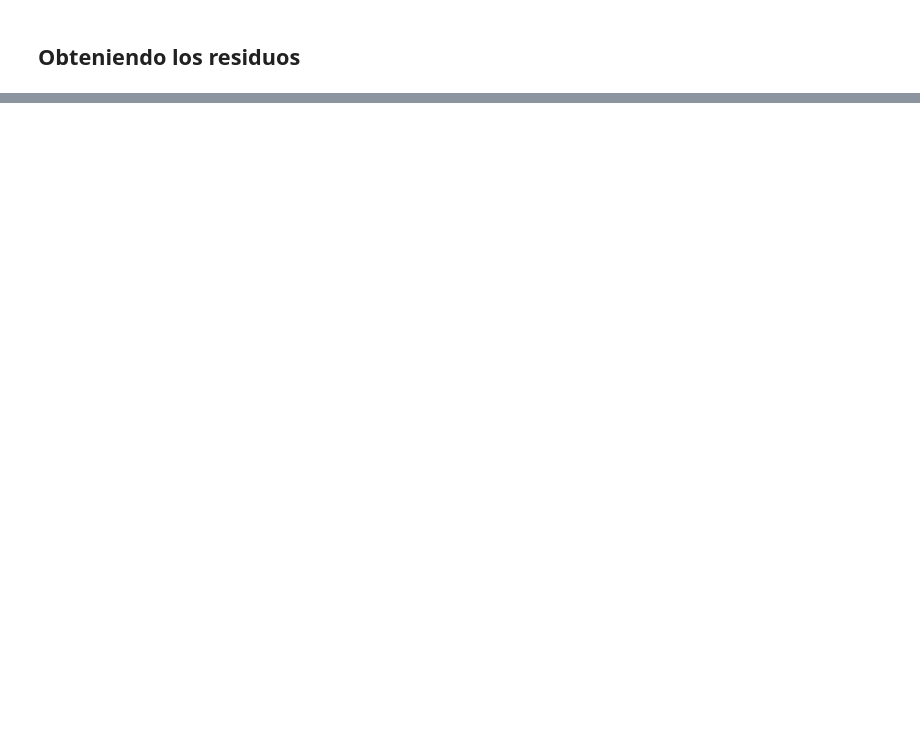
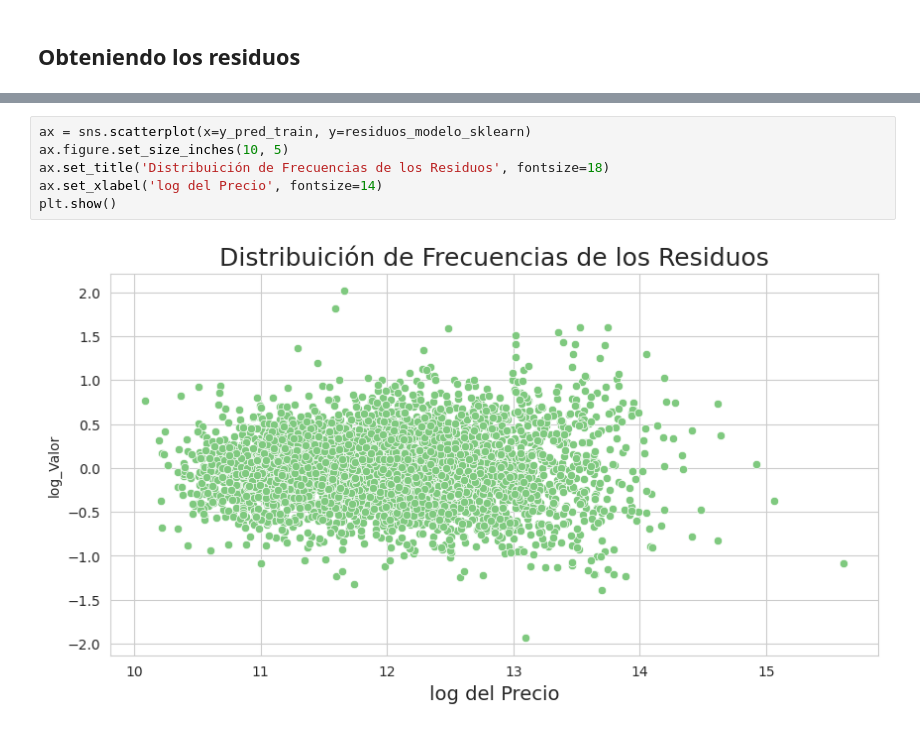
Before and after one commit to JLuceroVasquez/regresion-lineal-tecnicas-avanzadas-de-modelado, a Jupyter notebook: notebook-de-clase.ipynb, the cells around one changed output, grey strips where cells are left out. Cells and saved outputs as stored; diff of their text form; blank space fills up the shorter version.

```diff
--- a/notebook-de-clase.ipynb
+++ b/notebook-de-clase.ipynb
@@ -481,0 +587,8 @@ ax
+# %%
+ax = sns.scatterplot(x=y_pred_train, y=residuos_modelo_sklearn)
+ax.figure.set_size_inches(10, 5)
+ax.set_title('Distribuición de Frecuencias de los Residuos', fontsize=18)
+ax.set_xlabel('log del Precio', fontsize=14)
+plt.show()
+# %% [output]
+[figure, added]
```
Also changed, not shown: parts of 29 cells of this notebook.
